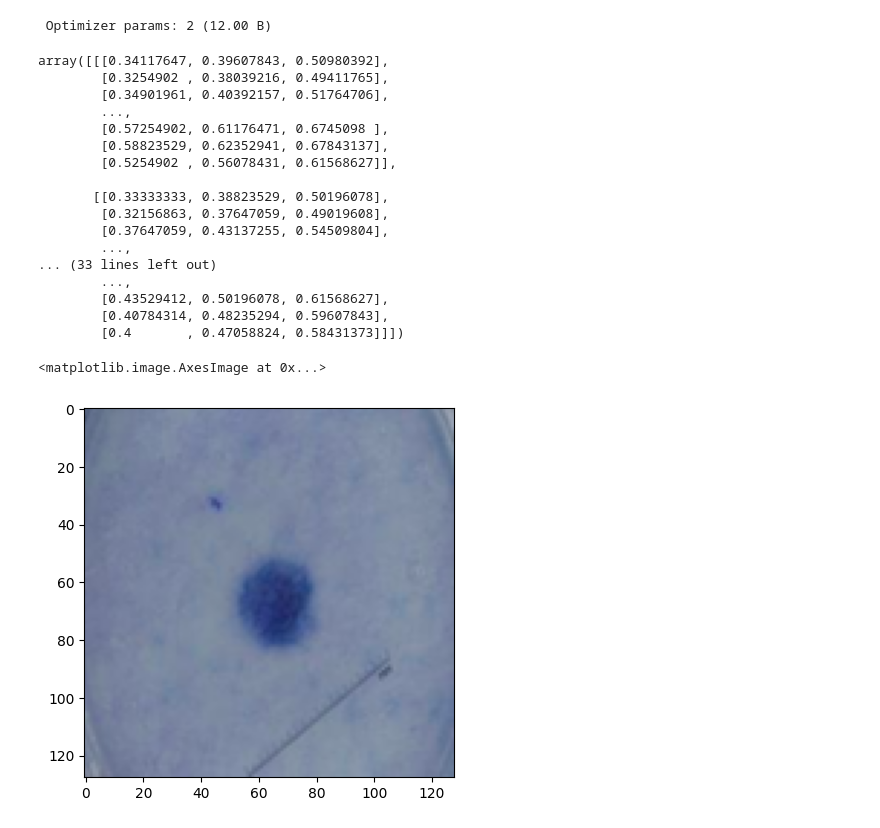
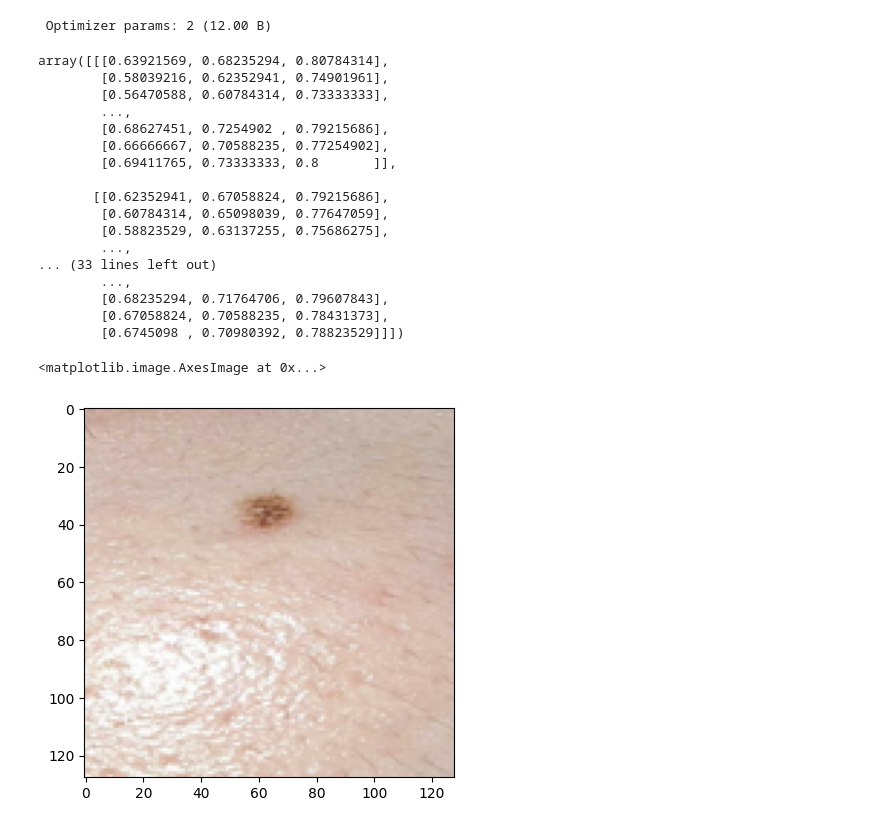
Before and after one commit to ich-bin-tyrone/melanoma-cnn-tfk, a Jupyter notebook: model_test.ipynb, the cells around one changed output. Cells and saved outputs as stored; diff of their text form; code cells hidden in the pictures.

Commit message:
added test data

```diff
--- a/model_test.ipynb
+++ b/model_test.ipynb
@@ -36,35 +36,36 @@ Model: "functional"
 # %%
 SIZE = 128
 
-image = cv2.imread('test_data/malignant2.jpg')
+image = cv2.imread('test_data/test.jpg')
 image = Image.fromarray(image, 'RGB')
 image = image.resize((SIZE, SIZE))
 image = np.array(image)/255
 # %%
 image
 # %% [output]
-array([[[0.34117647, 0.39607843, 0.50980392],
-        [0.3254902 , 0.38039216, 0.49411765],
-        [0.34901961, 0.40392157, 0.51764706],
+array([[[0.63921569, 0.68235294, 0.80784314],
+        [0.58039216, 0.62352941, 0.74901961],
+        [0.56470588, 0.60784314, 0.73333333],
         ...,
-        [0.57254902, 0.61176471, 0.6745098 ],
-        [0.58823529, 0.62352941, 0.67843137],
-        [0.5254902 , 0.56078431, 0.61568627]],
+        [0.68627451, 0.7254902 , 0.79215686],
+        [0.66666667, 0.70588235, 0.77254902],
+        [0.69411765, 0.73333333, 0.8       ]],
 
-       [[0.33333333, 0.38823529, 0.50196078],
-        [0.32156863, 0.37647059, 0.49019608],
-        [0.37647059, 0.43137255, 0.54509804],
+       [[0.62352941, 0.67058824, 0.79215686],
+        [0.60784314, 0.65098039, 0.77647059],
+        [0.58823529, 0.63137255, 0.75686275],
         ...,
 ... (33 lines left out)
         ...,
-        [0.43529412, 0.50196078, 0.61568627],
-        [0.40784314, 0.48235294, 0.59607843],
-        [0.4       , 0.47058824, 0.58431373]]])
+        [0.68235294, 0.71764706, 0.79607843],
+        [0.67058824, 0.70588235, 0.78431373],
+        [0.6745098 , 0.70980392, 0.78823529]]])
-# %%
-plt.imshow(image)
-# %% [output]
-<matplotlib.image.AxesImage at 0x...>
-[figure, removed]
+# %%
+rgb_image = cv2.cvtColor((image * 255).astype(np.uint8), cv2.COLOR_BGR2RGB)
+plt.imshow(rgb_image)
+# %% [output]
+<matplotlib.image.AxesImage at 0x...>
+[figure, added]
 # %%
 pred = model.predict(np.expand_dims(image, 0))
 print(pred)
```
Also changed, not shown: parts of 1 cell of this notebook, 1 other file.
